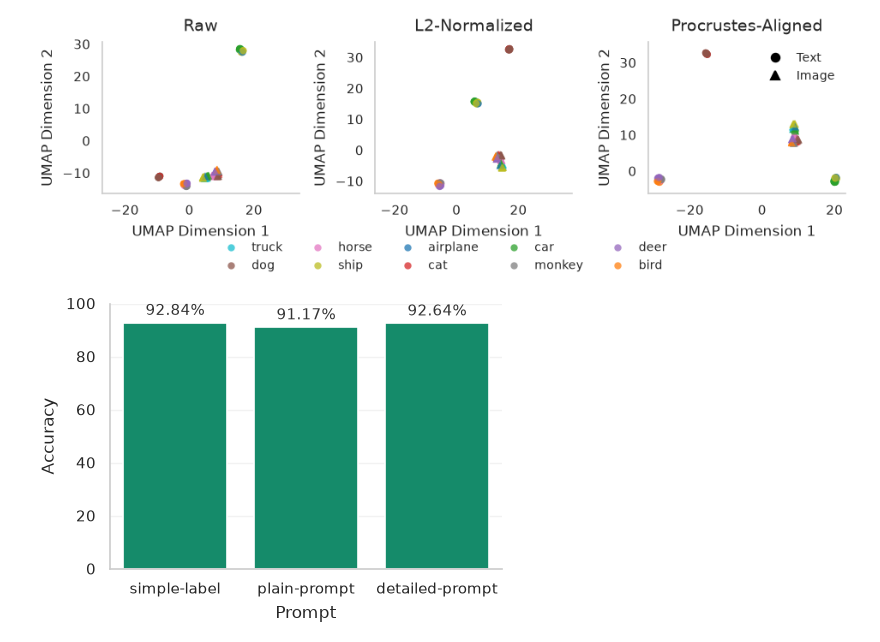
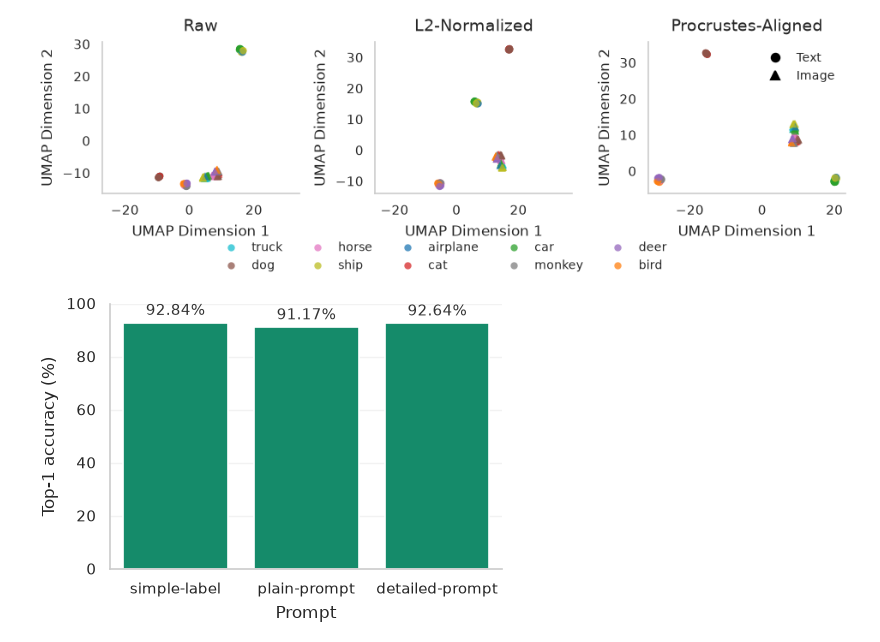
Before and after one commit to l-laidev/Advanced-Topics-in-Machine-Learning, a Jupyter notebook: PA0/Task 3 CLIP Tasks.ipynb, the cells around one changed output. Saved outputs shown, nothing was run; the diff lists cells and outputs as text; code cells hidden in the pictures.

```diff
--- a/PA0/Task 3 CLIP Tasks.ipynb
+++ b/PA0/Task 3 CLIP Tasks.ipynb
@@ -136,4 +136,18 @@ compute_zero_shot_accuracy(os.path.join(BASE, "clip-task_simple-label"), dataloa
 compute_zero_shot_accuracy(os.path.join(BASE, "clip-task_plain-prompt"), dataloader, prompt_fn=lambda x: f"A photo of a {x}.");
 # %%
 compute_zero_shot_accuracy(os.path.join(BASE, "clip-task_detailed-prompt"), dataloader, prompt_fn=lambda x: f"A photo captured of a {x}. The {x} is the main subject and centered in the frame. The photo was captured spontaneously in the wild.");
+# %%
+def read_accuracies(fnames):
+    accuracies = {}
+    for fname in fnames:
+        with open(os.path.join(BASE, f"{fname}.json"), "r") as f:
+            pred = json.loads(f.read())
+
+        pred_df = pd.DataFrame(pred)
+        label = fname.split("_")[-1]
+
+        pred_df["predicted"] = pred_df["predicted_top3"].map(lambda x: x[0])
+        accuracy = (pred_df["predicted"]==pred_df["actual"]).mean()
+        accuracies[label] = accuracy
+    return accuracies
 # %%
@@ -434,29 +437,19 @@ compute_zero_shot_accuracy(os.path.join(BASE, "clip-task_simple-label-rotated"),
 compute_zero_shot_accuracy(os.path.join(BASE, "clip-task_plain-prompt-rotated"), dataloader, image_fn=rotate_emb, prompt_fn=lambda x: f"A photo of a {x}.")
 compute_zero_shot_accuracy(os.path.join(BASE, "clip-task_detailed-prompt-rotated"), dataloader, image_fn=rotate_emb, prompt_fn=lambda x: f"A photo captured of a {x}. The {x} is the main subject and centered in the frame. The photo was captured spontaneously in the wild.");
 # %%
-accuracies = {}
-for fname in ["clip-task_simple-label-rotated", "clip-task_plain-prompt-rotated", "clip-task_detailed-prompt-rotated"]:
-    with open(os.path.join(BASE, f"{fname}.json"), "r") as f:
-        pred = json.loads(f.read())
-
-    pred_df = pd.DataFrame(pred)
-    label = fname.split("_")[-1].replace("-rotated", "")
-
-    pred_df["predicted"] = pred_df["predicted_top3"].map(lambda x: x[0])
-    accuracy = (pred_df["predicted"]==pred_df["actual"]).mean()
-    accuracies[label] = accuracy
-
+accuracies = read_accuracies(["clip-task_simple-label-rotated", "clip-task_plain-prompt-rotated", "clip-task_detailed-prompt-rotated"])
 color = sns.color_palette("colorblind")[2]
-fig,ax = plot_bar(
-    list(map(lambda x: x*100, accuracies.values())), accuracies.keys(),
+fig, ax = plot_bar(
+    list(map(lambda x: x*100, accuracies.values())),
+    map(lambda x: x.replace("-rotated", ""), accuracies.keys()),
     title=None,
     xlabel="Prompt",
-    ylabel="Accuracy", fmt="%.2f%%",
+    ylabel="Top-1 accuracy (%)", fmt="%.2f%%",
     figsize=(3.25, 2.4),
     color=color)
 ax.set_ylim(0,100)
 
 plt.savefig(os.path.join(BASE_PLOTS, "clip-task_prompting-strategy-comparison-rotated.pdf"), bbox_inches="tight", dpi=300)
 plt.show()
 # %% [output]
-[figure, old version]
+[figure, new version]
```
Also changed, not shown: parts of 2 cells of this notebook, 4 other files.
